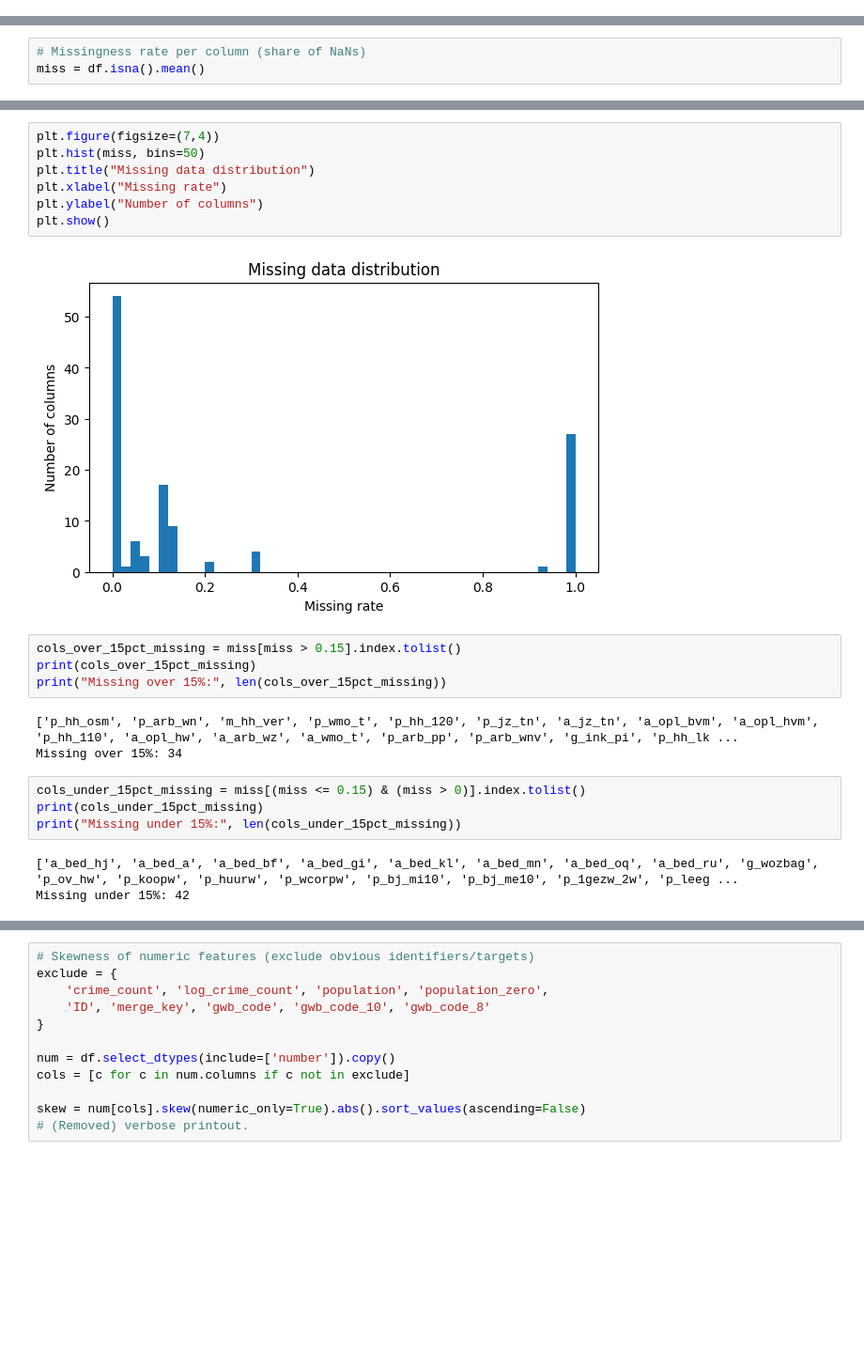
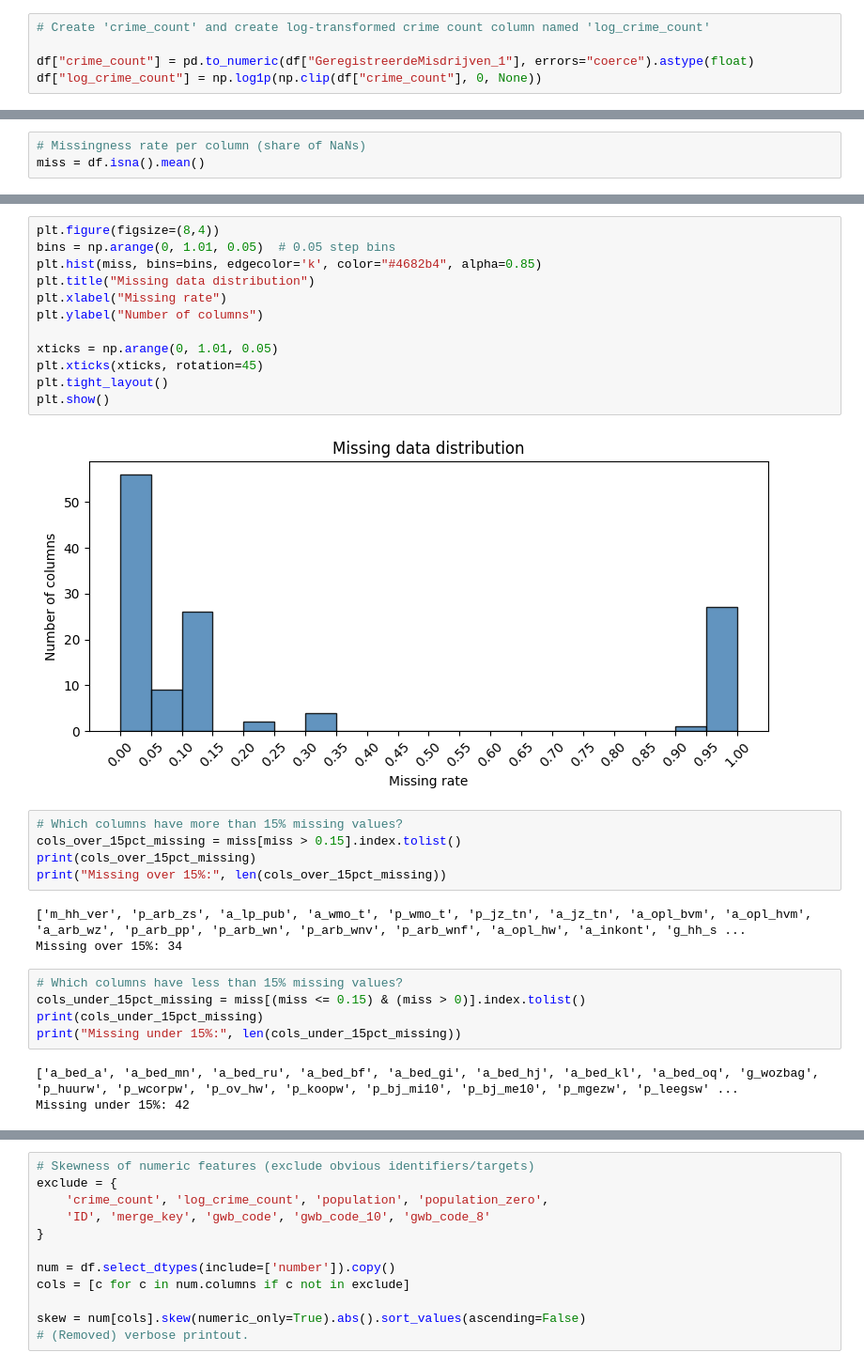
Before and after one commit to aukehilbrands/thesis, a Jupyter notebook: 3 - EDA.ipynb, the cells around one changed output, grey strips where cells are left out. Shown at 94% size. Cells and saved outputs as stored; diff of their text form; blank space fills up the shorter version.

```diff
--- a/3 - EDA.ipynb
+++ b/3 - EDA.ipynb
@@ -73,2 +87,7 @@ plt.show()
+# %%
+# Create 'crime_count' and create log-transformed crime count column named 'log_crime_count'
+
+df["crime_count"] = pd.to_numeric(df["GeregistreerdeMisdrijven_1"], errors="coerce").astype(float)
+df["log_crime_count"] = np.log1p(np.clip(df["crime_count"], 0, None))
 # %%
 plt.figure(figsize=(7,4))
@@ -156,24 +176,31 @@ plt.show()
 # %%
-plt.figure(figsize=(7,4))
-plt.hist(miss, bins=50)
+plt.figure(figsize=(8,4))
+bins = np.arange(0, 1.01, 0.05)  # 0.05 step bins
+plt.hist(miss, bins=bins, edgecolor='k', color="#4682b4", alpha=0.85)
 plt.title("Missing data distribution")
 plt.xlabel("Missing rate")
 plt.ylabel("Number of columns")
+
+xticks = np.arange(0, 1.01, 0.05)
+plt.xticks(xticks, rotation=45)
+plt.tight_layout()
 plt.show()
 # %% [output]
-[figure, old version]
+[figure, new version]
 # %%
+# Which columns have more than 15% missing values?
 cols_over_15pct_missing = miss[miss > 0.15].index.tolist()
 print(cols_over_15pct_missing)
 print("Missing over 15%:", len(cols_over_15pct_missing))
 # %% [output]
-['p_hh_osm', 'p_arb_wn', 'm_hh_ver', 'p_wmo_t', 'p_hh_120', 'p_jz_tn', 'a_jz_tn', 'a_opl_bvm', 'a_opl_hvm', 'p_hh_110', 'a_opl_hw', 'a_arb_wz', 'a_wmo_t', 'p_arb_pp', 'p_arb_wnv', 'g_ink_pi', 'p_hh_lk ...
+['m_hh_ver', 'p_arb_zs', 'a_lp_pub', 'a_wmo_t', 'p_wmo_t', 'p_jz_tn', 'a_jz_tn', 'a_opl_bvm', 'a_opl_hvm', 'a_arb_wz', 'p_arb_pp', 'p_arb_wn', 'p_arb_wnv', 'p_arb_wnf', 'a_opl_hw', 'a_inkont', 'g_hh_s ...
 Missing over 15%: 34
 # %%
+# Which columns have less than 15% missing values?
 cols_under_15pct_missing = miss[(miss <= 0.15) & (miss > 0)].index.tolist()
 print(cols_under_15pct_missing)
 print("Missing under 15%:", len(cols_under_15pct_missing))
 # %% [output]
-['a_bed_hj', 'a_bed_a', 'a_bed_bf', 'a_bed_gi', 'a_bed_kl', 'a_bed_mn', 'a_bed_oq', 'a_bed_ru', 'g_wozbag', 'p_ov_hw', 'p_koopw', 'p_huurw', 'p_wcorpw', 'p_bj_mi10', 'p_bj_me10', 'p_1gezw_2w', 'p_leeg ...
+['a_bed_a', 'a_bed_mn', 'a_bed_ru', 'a_bed_bf', 'a_bed_gi', 'a_bed_hj', 'a_bed_kl', 'a_bed_oq', 'g_wozbag', 'p_huurw', 'p_wcorpw', 'p_ov_hw', 'p_koopw', 'p_bj_mi10', 'p_bj_me10', 'p_mgezw', 'p_leegsw' ...
 Missing under 15%: 42
 # %% [markdown]
```
Also changed, not shown: parts of 29 cells of this notebook, 12 other files.
